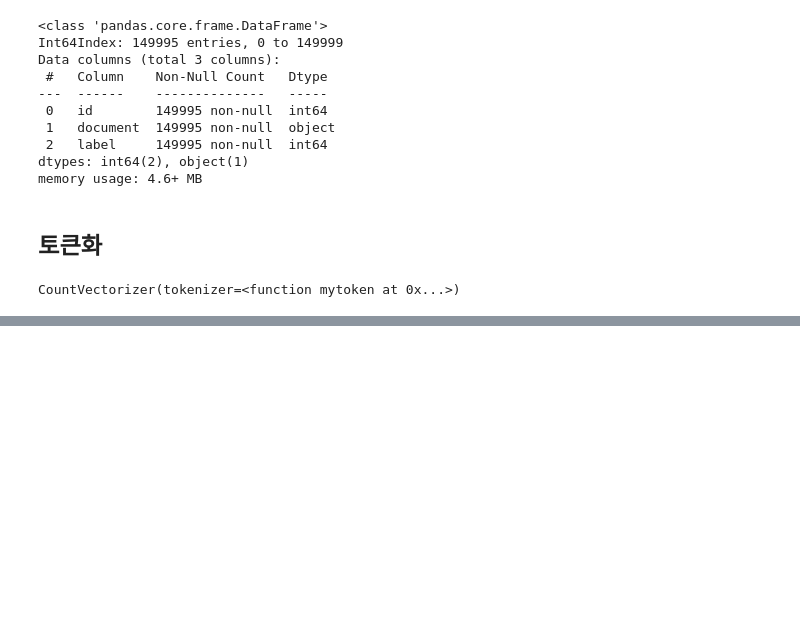
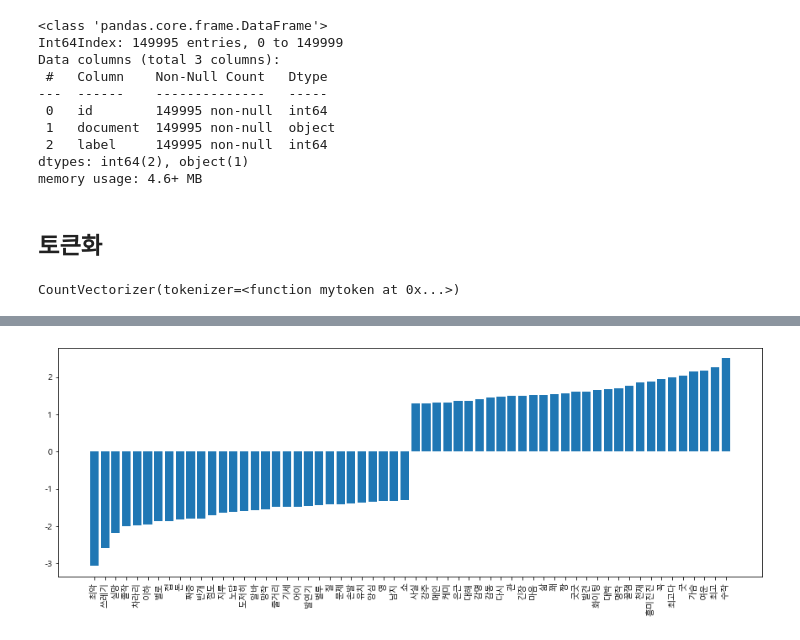
Before and after one commit to Shaharen/MachineLearning, a Jupyter notebook: Ex09_네이버 영화리뷰 분석.ipynb, the cells around one changed output, grey strips where cells are left out. Saved outputs shown, nothing was run; the diff lists cells and outputs as text; code cells hidden in the pictures; blank space fills up the shorter version.

```diff
--- a/Ex09_네이버 영화리뷰 분석.ipynb
+++ b/Ex09_네이버 영화리뷰 분석.ipynb
@@ -213,0 +224,2 @@ X_test_okt = cv_okt.transform(X_test)
+# %%
+lr_model = LogisticRegression()
@@ -213,0 +228,2 @@ X_test_okt = cv_okt.transform(X_test)
+# %%
+lr_model.fit(X_train_okt_mini, y_train_mini)
@@ -213,0 +251,21 @@ X_test_okt = cv_okt.transform(X_test)
+# %%
+# 단어사전 // 단어가 가지고 있는 가중치
+voca = cv_okt.vocabulary_
+word_weight = lr_model.coef_
+# %%
+# voca 데이터를 데이터 프레임화
+df = pd.DataFrame([voca.keys(),
+                  voca.values()])
+# 전치
+df = df.T
+# 단어사전 index 순서대로 정렬
+df_sorted = df.sort_values(by = 1)
+# 가중치를 데이터프레임에 추가
+df_sorted['coef'] = word_weight.reshape(-1)
+# 가중치를 기준으로 정렬
+df_sorted.sort_values(by = 'coef' , inplace = True)
+# 가중치가 높은 30개, 낮은 30개 따로 데이터 프레임
+top30_df = pd.concat([
+    df_sorted.head(30),
+    df_sorted.tail(30)
+])
@@ -213,0 +300,9 @@ X_test_okt = cv_okt.transform(X_test)
+# %%
+# -값 표현
+matplotlib.rcParams['axes.unicode_minus'] = False
+plt.figure(figsize=(15,5)) # 가로,세로 비율
+plt.bar(top30_df[0], top30_df['coef']) # x축은 단어, y축은 가중치
+plt.xticks(rotation = 90) # x축 눈금 각도 조정
+plt.show()
+# %% [output]
+[figure, added]
```
Also changed, not shown: parts of 16 cells of this notebook.
